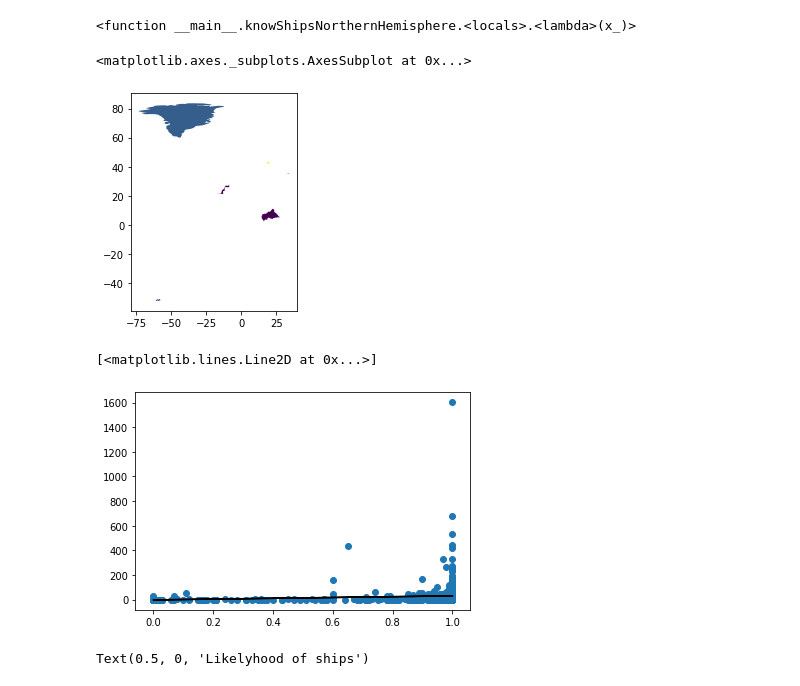
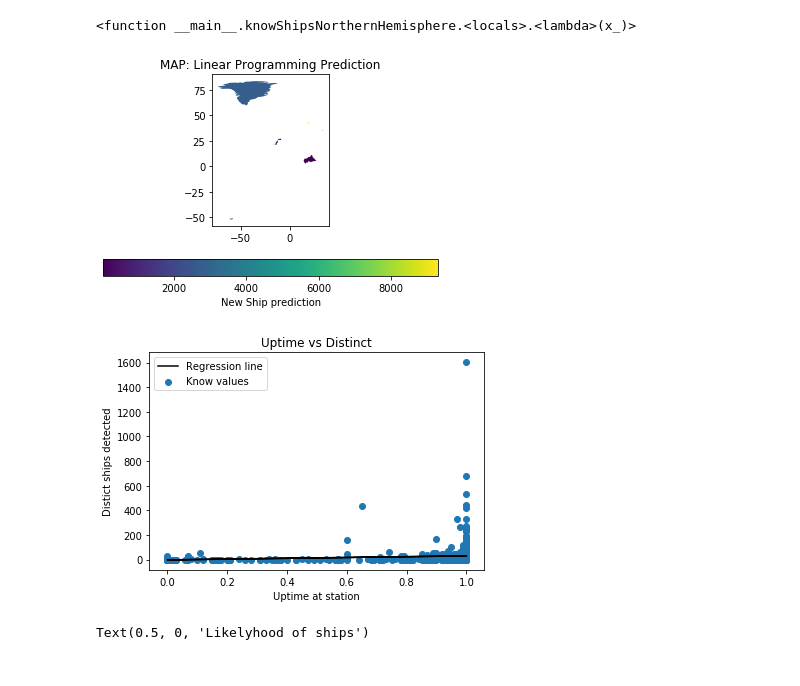
Before and after one commit to cojs2018/AIS-Data-Project, a Jupyter notebook: Ship_data.ipynb, the cells around one changed output. Saved outputs shown, nothing was run; the diff lists cells and outputs as text; code cells hidden in the pictures.

Commit message:
Update-2020/07/14
Considered logistic regression

```diff
--- a/Ship_data.ipynb
+++ b/Ship_data.ipynb
@@ -672,13 +690,17 @@ b_eq = np.array([b3, b4, b5, b6, b7, b8, b9])
 x_ = predictShipsPerCountry(A_ub, b_ub, A_eq, b_eq)
 # %%
 world["New_Ship_Est"] = x_.x
-world[world.New_Ship_Est > 0].plot(column="New_Ship_Est")
+world[world.New_Ship_Est > 0].plot(column="New_Ship_Est", legend=True,
+                                   legend_kwds={'label': 'New Ship prediction', 'orientation': 'horizontal'})
+
+plt.title('MAP: Linear Programming Prediction')
+
+plt.savefig("LinProgPrediction.png")
 
 #This definately did not produce the best prediction here. This is most likeyly the result of Greenland
 #and Iceland having a disproportionate number of stataions for there population size.
 # %% [output]
-<matplotlib.axes._subplots.AxesSubplot at 0x...>
-[figure, old version]
+[figure, new version]
 # %%
 #Create function to strip a substring from all elements in a series
 def strip(series, sub):
@@ -693,13 +715,17 @@ distinct = station_list.Distinct.values.astype(float)
 m, b = np.polyfit(uptimeAsDecimal, distinct, 1)
 
 #Plot Uptime by Distinct for each station
-plt.scatter(uptimeAsDecimal, distinct)
-plt.plot(uptimeAsDecimal, m*uptimeAsDecimal+b, color='black')
+plt.scatter(uptimeAsDecimal, distinct, label='Know values')
+plt.plot(uptimeAsDecimal, m*uptimeAsDecimal+b, color='black', label='Regression line')
+plt.xlabel('Uptime at station')
+plt.ylabel('Distict ships detected')
+plt.legend()
+plt.title('Uptime vs Distinct')
+plt.savefig('uptimeVSdistict.png')
 
 #Evident outliers here
 # %% [output]
-[<matplotlib.lines.Line2D at 0x...>]
-[figure, old version]
+[figure, new version]
 # %%
 #Now look at the data per country, this might do well looking a plotting CDF against both pop_est and gdp_md_est
 #Less take out countries where CDF = 0
```
Also changed, not shown: parts of 38 cells of this notebook, 22 other files.
